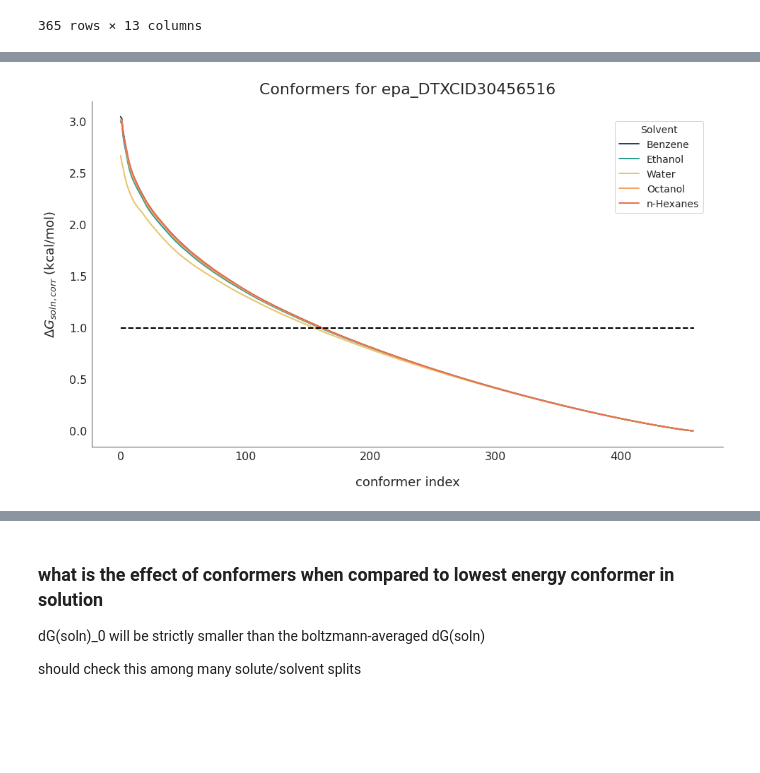
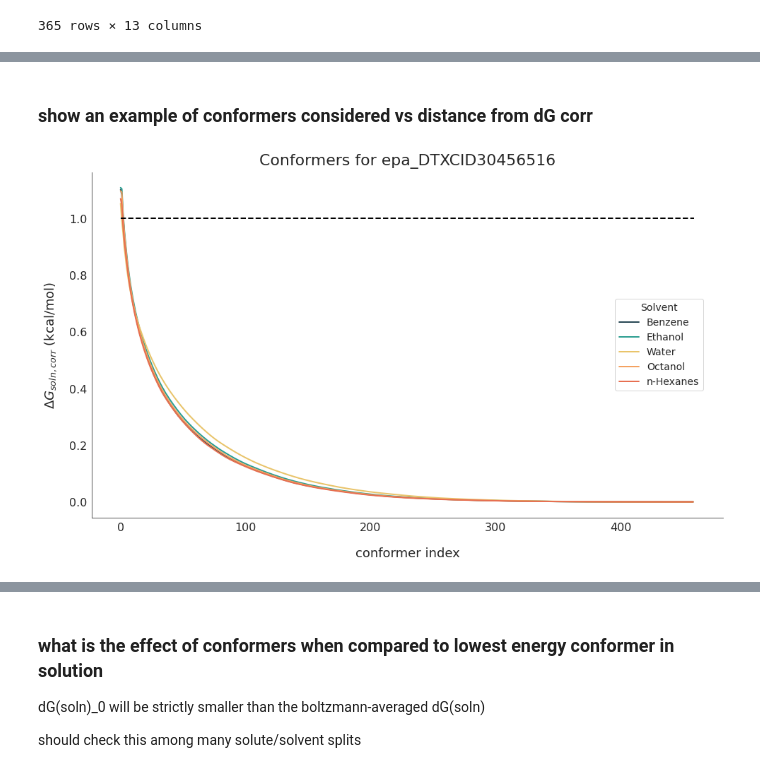
Before and after one commit to PattanaikL/conf_solv, a Jupyter notebook: ipython/analyze_dataset.ipynb, the cells around one changed output, grey strips where cells are left out. Cells and saved outputs as stored; diff of their text form; code cells hidden in the pictures; blank space fills up the shorter version.

```diff
--- a/ipython/analyze_dataset.ipynb
+++ b/ipython/analyze_dataset.ipynb
@@ -552,11 +309,12 @@ mol_dfs, conf_dfs = [], []
 for mol_id, df in tqdm(data_df.groupby("mol_id")):
 
     # get low energy confs
-    low_energy_confs = df[df['dG(solution)']<threshold].conf_id.unique()
-    df_low_energy_confs = df[df['conf_id'].isin(low_energy_confs)]
+    # low_energy_confs = df[df['dG(solution)']<threshold].conf_id.unique()
+    # df_low_energy_confs = df[df['conf_id'].isin(low_energy_confs)]
+    n_confs = len(df.conf_id.unique())
 
     # skip if less than two conformers
-    if len(df_low_energy_confs) > (2*len(solvents)):
+    if n_confs > 2:
 
         # lowest energy conformer
         min_conf_soln = df.set_index('conf_id').groupby("solvent")['dG(solution)'].idxmin().sort_index()
@@ -603,6 +361,7 @@ for mol_id, df in tqdm(data_df.groupby("mol_id")):
         # how much do conformers influence G(solution)
         # ground truth (Boltzmann sum)
         g_soln_all_confs = q_df_solv.apply(lambda x: np.sum(x['G(solution)'] * x['boltzmann_factor'])).sort_index()
+        q_df["g_soln_all_confs_diff"] = q_df.apply(lambda x: g_soln_all_confs.loc[x["solvent"]] - x["G(solution)"], axis=1)
 
         # single LEC in gas phase
         lec_gas = df.set_index('conf_id').groupby("solvent")['E(gas)'].idxmin().sort_index().values[0]
@@ -657,24 +416,34 @@ for mol_id, df in tqdm(data_df.groupby("mol_id")):
         mol_df["min_conf_soln"] = min_conf_soln.values
 
         # how many conformers needed to get within x kcal/mol of true value
-        boltz_factors = q_df_solv.apply(lambda x: np.exp(-x["dG(solution)"]/(R*T))).values.reshape(n_solvents, -1)
+        boltz_factors_pre = q_df_solv.apply(lambda x: np.exp(-x["dG(solution)"]/(R*T)))\
+                                     .values.reshape(n_solvents, -1)
         g_solution_conf = q_df["G(solution)"].values.reshape(n_solvents, -1)
-        out = np.expand_dims(boltz_factors, -1) / np.expand_dims(boltz_factors.cumsum(axis=1), -2)
+        boltz_factors = np.expand_dims(boltz_factors_pre, -1) / np.expand_dims(boltz_factors_pre.cumsum(axis=1), -2)
         g_corr_soln_change_with_confs = np.expand_dims(g_soln_all_confs.values, -1) - \
-                                        (np.triu(out, k=0) * np.expand_dims(g_solution_conf, -1)).sum(axis=1)
+                                        (np.triu(boltz_factors, k=0) * np.expand_dims(g_solution_conf, -1)).sum(axis=1)
         q_df["G(solution)_corr_confs"] = g_corr_soln_change_with_confs.ravel()
 
+        # now do this in reverse order (assume lowest energy conformer is added last)
+        dG_soln_reverse = np.flip(q_df["G(solution)"].values.reshape(n_solvents, -1), axis=-1)
+        ddG_soln_reverse = np.tril(np.expand_dims(dG_soln_reverse, -2) - np.expand_dims(dG_soln_reverse, -1))
+        boltzmann_factors_rev = np.tril(np.exp(-ddG_soln_reverse)) / np.sum(np.tril(np.exp(-ddG_soln_reverse)), axis=2, keepdims=True)
+        dG_corr_reverse = np.sum(np.expand_dims(dG_soln_reverse, -1) * boltzmann_factors_rev, axis=-1)
+        g_corr_soln_change_with_confs_rev = np.expand_dims(g_soln_all_confs.values, -1) - np.flip(dG_corr_reverse, axis=-1)
+        q_df["G(solution)_corr_confs_rev"] = g_corr_soln_change_with_confs_rev.ravel()
+
         # relative components of all important quantities (slow)
-        lec_soln_components = q_df.set_index(['solvent', 'conf_id']).loc[zip(min_conf_soln.index, min_conf_soln.values)]\
-                          .droplevel(level='conf_id').sort_index()[["E(gas)", "G(solvation)", "G(RRHO)", "G(solution)"]]
-        relative_components = q_df.apply(lambda x: x[["E(gas)", "G(solvation)", "G(RRHO)", "G(solution)"]] - \
-                           lec_soln_components.loc[x["solvent"]], axis=1)
-        relative_components["solvent"] = q_df["solvent"]
-        relative_components["conf_id"] = q_df["conf_id"]
-        relative_components["mol_id"] = mol_id
-        relative_components_list.append(relative_components)
+#         lec_soln_components = q_df.set_index(['solvent', 'conf_id']).loc[zip(min_conf_soln.index, min_conf_soln.values)]\
+#                           .droplevel(level='conf_id').sort_index()[["E(gas)", "G(solvation)", "G(RRHO)", "G(solution)"]]
+#         relative_components = q_df.apply(lambda x: x[["E(gas)", "G(solvation)", "G(RRHO)", "G(solution)"]] - \
+#                            lec_soln_components.loc[x["solvent"]], axis=1)
+#         relative_components["solvent"] = q_df["solvent"]
+#         relative_components["conf_id"] = q_df["conf_id"]
+#         relative_components["mol_id"] = mol_id
+#         relative_components_list.append(relative_components)
 
         # update dfs
+        mol_df["n_confs"] = n_confs
         mol_dfs.append(mol_df)
         conf_dfs.append(q_df)
 
@@ -835,6 +674,6 @@ Deprecated in NumPy 1.20; for more details and guidance: https://numpy.org/devdo
+# %% [markdown]
+### show an example of conformers considered vs distance from dG corr
 # %%
-# show an example of conformers considered vs distance from dG corr
-
 from pathlib import Path
 
 # used mols: [-1, -100]
@@ -853,32 +692,32 @@ fig, ax1 = plt.subplots(figsize=(16, 9))
 sns.set_style("white")
 palette = ["#264653","#2a9d8f","#e9c46a","#f4a261","#e76f51"]
 
 
 sns.lineplot(
     data=test_conf_solvents,
     y="G(solution)_corr_confs",
     x="conf_counter",
     hue='solvent',
     palette=palette,
     linewidth=2,
     ax=ax1
 )
 ax1.hlines(y=1, xmin=0, xmax=n_confs, color="black", linestyle='--', linewidth=2)
 
 ax1.set_xlabel("conformer index", fontsize=18, labelpad=20)
 ax1.set_ylabel(r"$\Delta G_{soln, corr}$ (kcal/mol)", fontsize=18, labelpad=15)
 ax1.spines['right'].set_visible(False)
 ax1.spines['top'].set_visible(False)
 ax1.tick_params(axis='x', labelsize=16)
 ax1.tick_params(axis='y', labelsize=16)
-ax1.legend(ncol=1, fontsize=14, title="Solvent", title_fontsize=14, loc='best', borderaxespad=2,
+ax1.legend(ncol=1, fontsize=14, title="Solvent", title_fontsize=14, loc='center right', borderaxespad=2,
            labels=["Benzene", "Ethanol", "Water", "Octanol", "n-Hexanes"])
 ax1.set_title(f"Conformers for {mol_id}", fontsize=22, pad=10)
 #  sorted by increasing $\Delta G_{soln}$
 
 plt_save_path = f"../exps/plots/conf_examples/{mol_id}/{mol_id}_confs.pdf"
 if not os.path.exists(Path(plt_save_path).parent.absolute()):
     os.makedirs(Path(plt_save_path).parent.absolute())
 plt.savefig(f"../exps/plots/conf_examples/{mol_id}/{mol_id}_confs.pdf", bbox_inches="tight")
 # %% [output]
-[figure, old version]
+[figure, new version]
```
Also changed, not shown: parts of 59 cells of this notebook.
